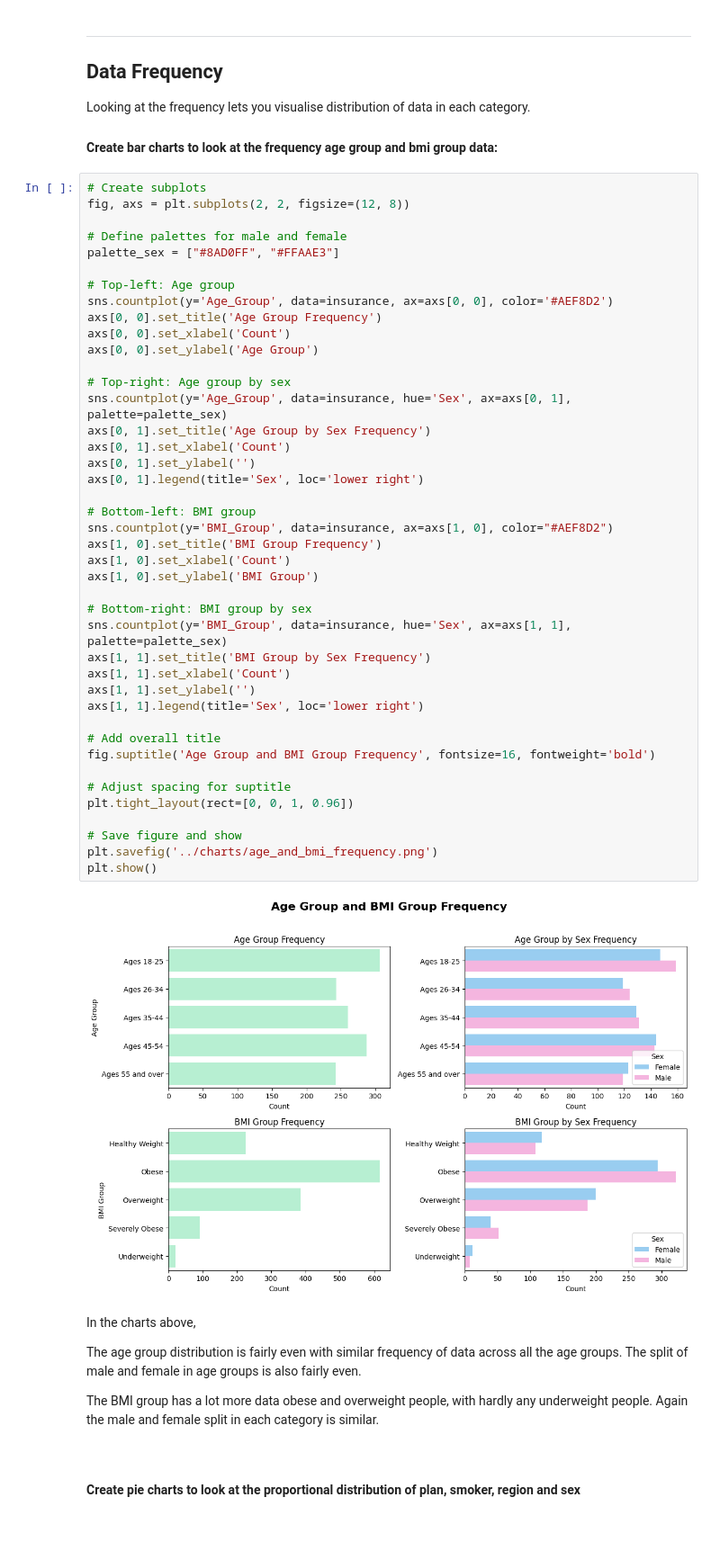
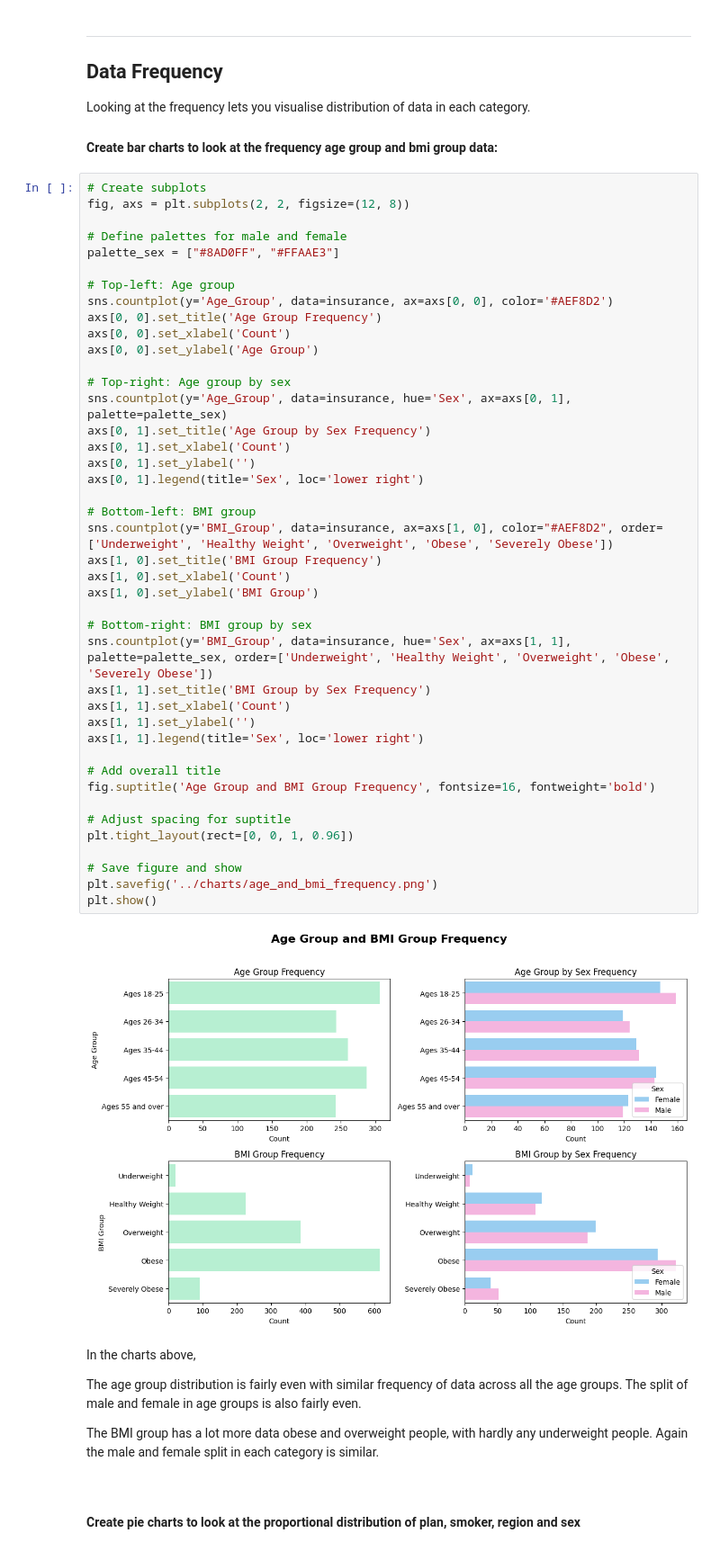
Before and after one commit to petedanielsmith/HealthcareInsuranceDataAnalyticsProject, a Jupyter notebook: jupyter_notebooks/data_visualisation.ipynb, the cells around one changed output. Shown at 90% size. Drawn from its saved outputs; the diff is of its cells as text.

Commit message:
Fix bug where the order of BMI categories on charts was not logical (#26)

```diff
--- a/jupyter_notebooks/data_visualisation.ipynb
+++ b/jupyter_notebooks/data_visualisation.ipynb
@@ -65,36 +65,36 @@ axs[0, 0].set_xlabel('Count')
 axs[0, 0].set_ylabel('Age Group')
 
 # Top-right: Age group by sex
 sns.countplot(y='Age_Group', data=insurance, hue='Sex', ax=axs[0, 1], palette=palette_sex)
 axs[0, 1].set_title('Age Group by Sex Frequency')
 axs[0, 1].set_xlabel('Count')
 axs[0, 1].set_ylabel('')
 axs[0, 1].legend(title='Sex', loc='lower right')
 
 # Bottom-left: BMI group
-sns.countplot(y='BMI_Group', data=insurance, ax=axs[1, 0], color="#AEF8D2")
+sns.countplot(y='BMI_Group', data=insurance, ax=axs[1, 0], color="#AEF8D2", order=['Underweight', 'Healthy Weight', 'Overweight', 'Obese', 'Severely Obese'])
 axs[1, 0].set_title('BMI Group Frequency')
 axs[1, 0].set_xlabel('Count')
 axs[1, 0].set_ylabel('BMI Group')
 
 # Bottom-right: BMI group by sex
-sns.countplot(y='BMI_Group', data=insurance, hue='Sex', ax=axs[1, 1], palette=palette_sex)
+sns.countplot(y='BMI_Group', data=insurance, hue='Sex', ax=axs[1, 1], palette=palette_sex, order=['Underweight', 'Healthy Weight', 'Overweight', 'Obese', 'Severely Obese'])
 axs[1, 1].set_title('BMI Group by Sex Frequency')
 axs[1, 1].set_xlabel('Count')
 axs[1, 1].set_ylabel('')
 axs[1, 1].legend(title='Sex', loc='lower right')
 
 # Add overall title
 fig.suptitle('Age Group and BMI Group Frequency', fontsize=16, fontweight='bold')
 
 # Adjust spacing for suptitle
 plt.tight_layout(rect=[0, 0, 1, 0.96])
 
 # Save figure and show
 plt.savefig('../charts/age_and_bmi_frequency.png')
 plt.show()
 # %% [output]
-[figure, old version]
+[figure, new version]
 # %% [markdown]
 In the charts above,
 
```
Also changed, not shown: parts of 1 cell of this notebook, 2 other files.
